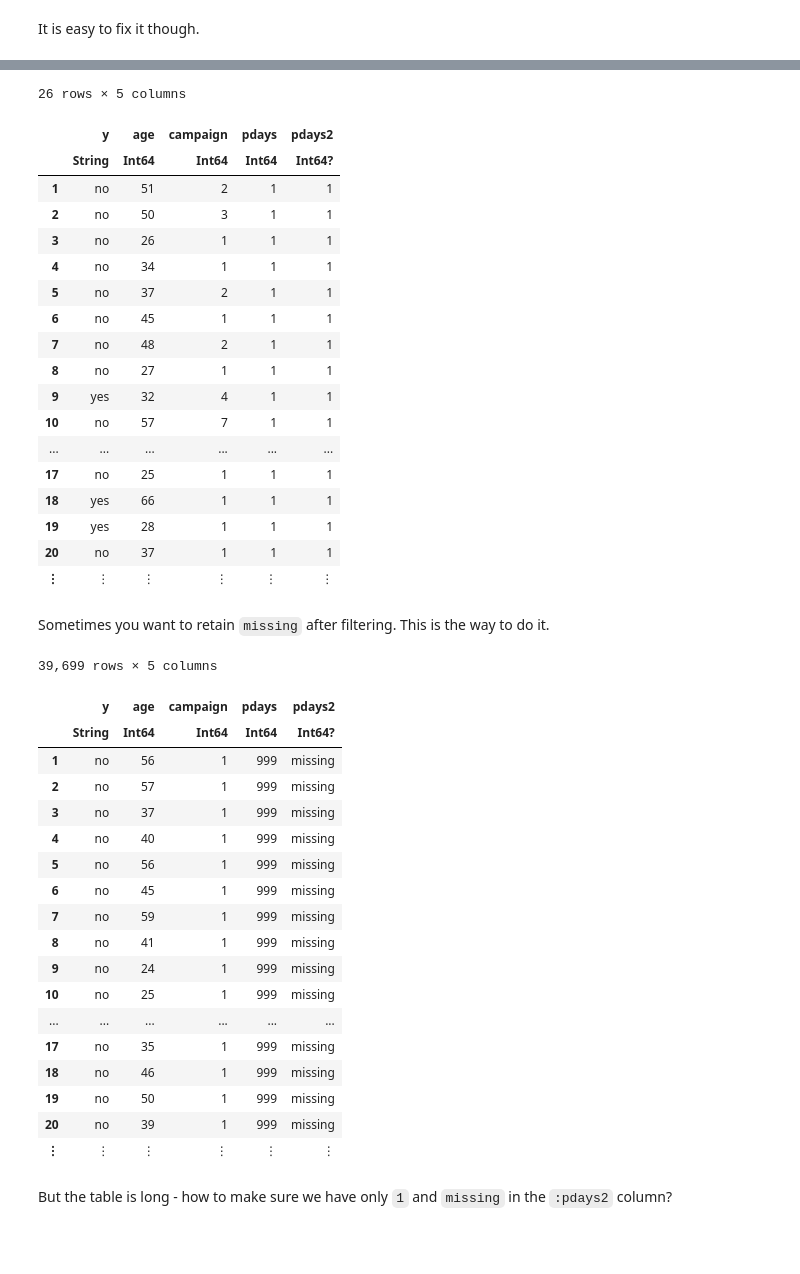
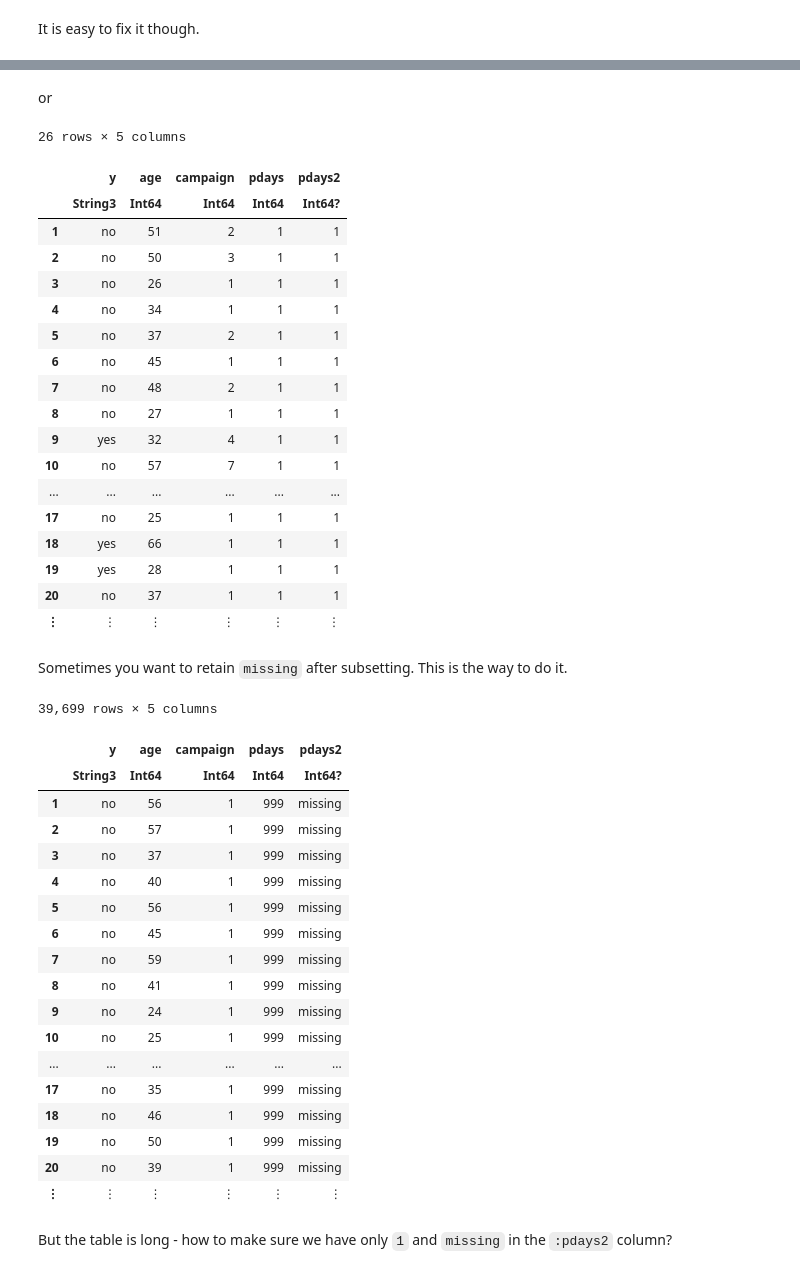
Before and after one commit to bkamins/JuliaCon2019-DataFrames-Tutorial, a Jupyter notebook: DataFramesIntroduction.ipynb, the cells around one changed output, grey strips where cells are left out. Cells and saved outputs as stored; diff of their text form; code cells hidden in the pictures; blank space fills up the shorter version.

```diff
--- a/DataFramesIntroduction.ipynb
+++ b/DataFramesIntroduction.ipynb
@@ -312,7 +312,7 @@ We will work with data described and provided [here](https://archive.ics.uci.edu
 # %% [markdown]
 The classification goal is to predict if the client will subscribe a term deposit (variable `:y`).
 # %%
-bank = CSV.File("bank-additional-full.csv") |> DataFrame
+bank = CSV.read("bank-additional-full.csv", DataFrame)
 # %% [output]
 41,188 rows × 21 columns (omitted printing of 14 columns)
 |  | age | job | marital | education | default | housing | loan |
@@ -1010,9 +1032,11 @@ It is easy to fix it though.
+# %% [markdown]
+or
 # %%
-filter(:pdays2 => isequal(1), bank2)
+subset(bank2, :pdays2 => x -> isequal.(x, 1))
 # %% [output]
 26 rows × 5 columns
 |  | y | age | campaign | pdays | pdays2 |
-|  | String | Int64 | Int64 | Int64 | Int64? |
+|  | String3 | Int64 | Int64 | Int64 | Int64? |
 | 1 | no | 51 | 2 | 1 | 1 |
 | 2 | no | 50 | 3 | 1 | 1 |
 | 3 | no | 26 | 1 | 1 | 1 |
@@ -1030,13 +1054,13 @@ filter(:pdays2 => isequal(1), bank2)
 | 20 | no | 37 | 1 | 1 | 1 |
 | ⋮ | ⋮ | ⋮ | ⋮ | ⋮ | ⋮ |
 # %% [markdown]
-Sometimes you want to retain `missing` after filtering. This is the way to do it.
+Sometimes you want to retain `missing` after subsetting. This is the way to do it.
 # %%
-bank_tmp = filter(:pdays2 => x -> coalesce(x == 1, true), bank2)
+bank_tmp = subset(bank2, :pdays2 => x -> coalesce.(x .== 1, true))
 # %% [output]
 39,699 rows × 5 columns
 |  | y | age | campaign | pdays | pdays2 |
-|  | String | Int64 | Int64 | Int64 | Int64? |
+|  | String3 | Int64 | Int64 | Int64 | Int64? |
 | 1 | no | 56 | 1 | 999 | missing |
 | 2 | no | 57 | 1 | 999 | missing |
 | 3 | no | 37 | 1 | 999 | missing |
```
Also changed, not shown: parts of 56 cells of this notebook, 2 other files.
